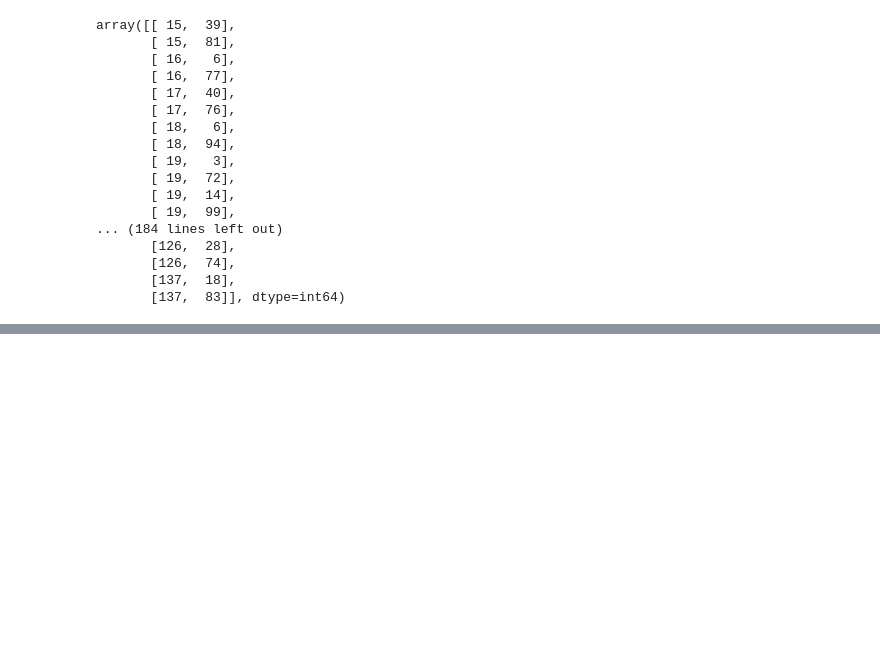
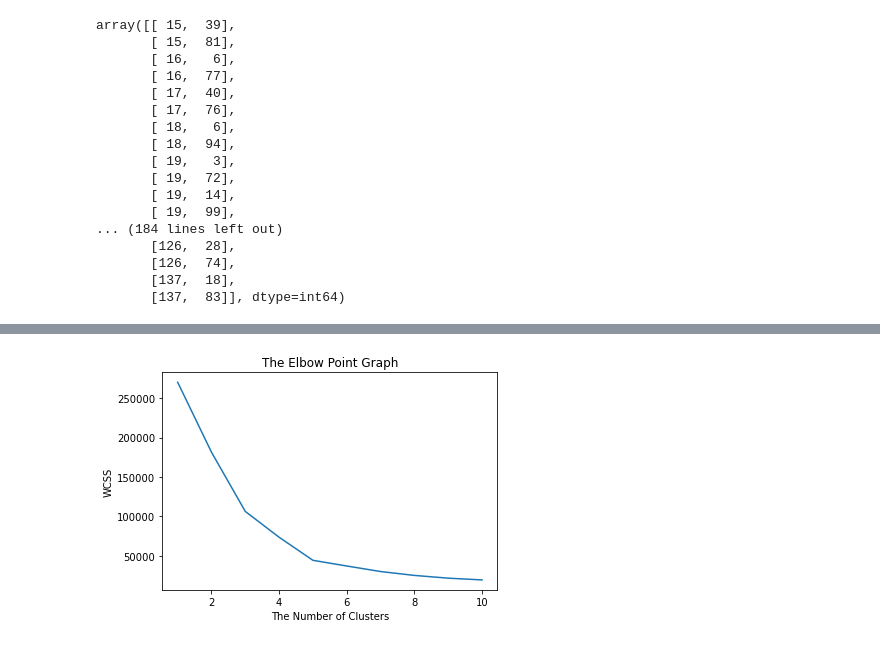
Before and after one commit to 1Anand1/Customer_Segmentation, a Jupyter notebook: customer_segmentation.ipynb, the cells around one changed output, grey strips where cells are left out. Saved outputs shown, nothing was run; the diff lists cells and outputs as text; code cells hidden in the pictures; blank space fills up the shorter version.

```diff
--- a/customer_segmentation.ipynb
+++ b/customer_segmentation.ipynb
@@ -86,0 +99,20 @@ array([[ 15,  39],
+# %%
+# Finding WCSS for different number of clusters
+
+wcss=[]
+
+for cluster_number in range(1,11):
+  kmeans=KMeans(n_clusters=cluster_number,
+                init='k-means++',
+                random_state=42)
+  kmeans.fit(X)
+  wcss.append(kmeans.inertia_)
+# %%
+# Plotting an elbow graph / Cut off point graph --> This graph aligns with the previous assumption from the visualisation
+plt.plot(range(1,11),wcss)
+plt.title('The Elbow Point Graph')
+plt.xlabel('The Number of Clusters')
+plt.ylabel('WCSS')
+plt.show()
+# %% [output]
+[figure, added]
```
Also changed, not shown: parts of 2 cells of this notebook.
